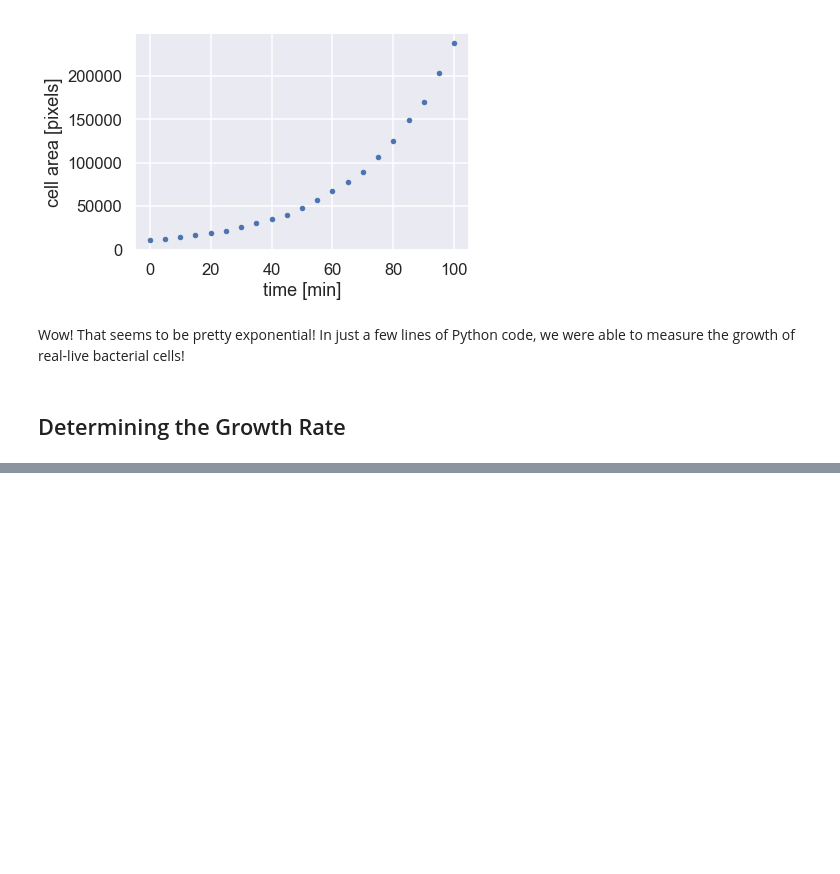
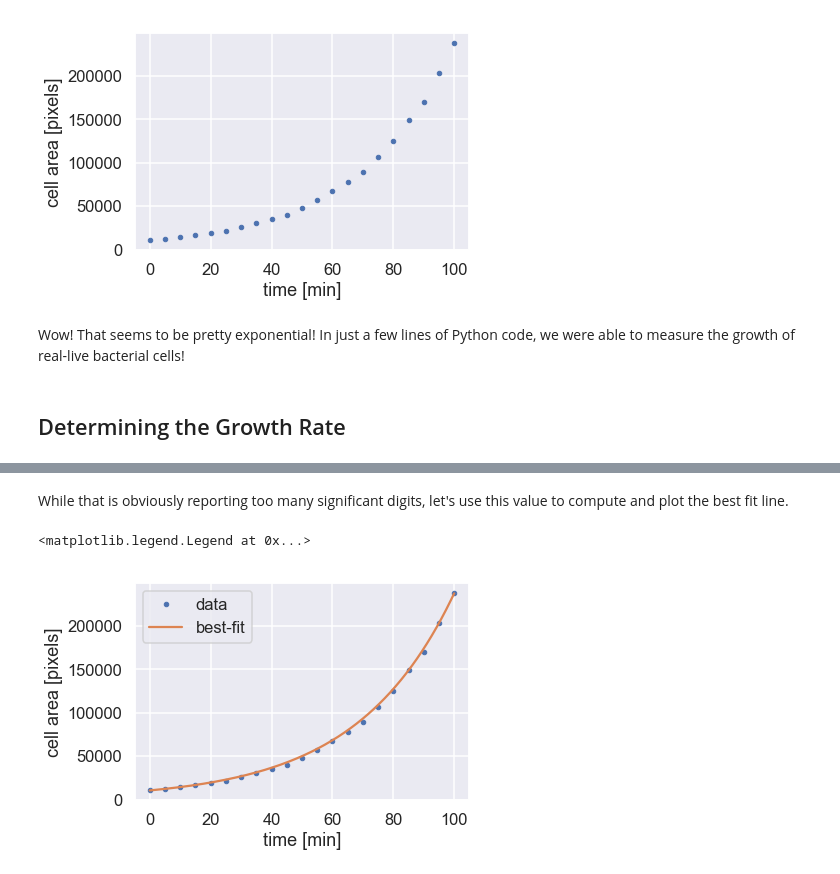
Before and after one commit to RPGroup-PBoC/ncbs_pboc, a Jupyter notebook: code/t1b_ecoli_growth.ipynb, the cells around one changed output, grey strips where cells are left out. Cells and saved outputs as stored; diff of their text form; code cells hidden in the pictures; blank space fills up the shorter version.

```diff
--- a/code/t1b_ecoli_growth.ipynb
+++ b/code/t1b_ecoli_growth.ipynb
@@ -230,0 +269,18 @@ where $n$ is the number of data points and $N(t)_\text{theory}$ is the e
+# %% [markdown]
+While that is obviously reporting too many significant digits, let's use this value to compute and plot the best fit line.
+# %%
+# Compute the best fit
+t = np.linspace(0, 100, 500)
+A_t = cell_area[0] * np.exp(best_r * t)
+
+# Plot the elements
+plt.plot(time_range, cell_area, '.', label='data')
+plt.plot(t, A_t, '-', label='best-fit')
+
+# Add appropriate labels and legend
+plt.xlabel('time [min]')
+plt.ylabel('cell area [pixels]')
+plt.legend()
+# %% [output]
+<matplotlib.legend.Legend at 0x...>
+[figure, added]
```
Also changed, not shown: parts of 9 cells of this notebook, 1 other file.
